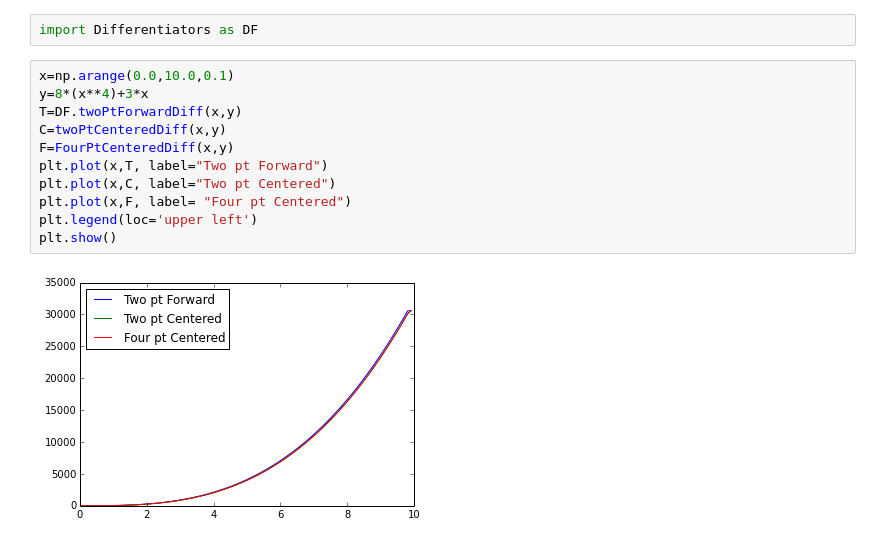
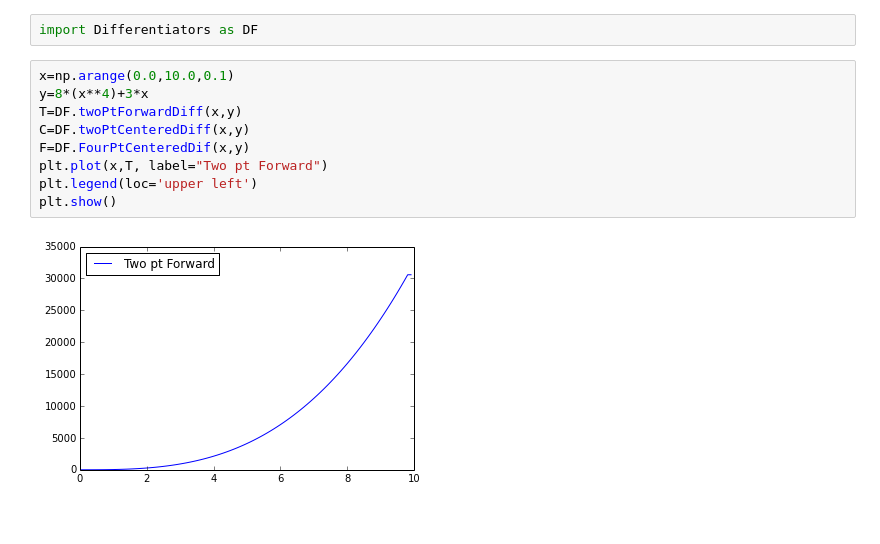
Before and after one commit to jvanstad/PHYS202-S14, a Jupyter notebook: SciPy/DifferentiationExercises.ipynb, the cells around one changed output. Cells and saved outputs as stored; diff of their text form.

Commit message:
Updated exercises Diff and integration

```diff
--- a/SciPy/DifferentiationExercises.ipynb
+++ b/SciPy/DifferentiationExercises.ipynb
@@ -189,13 +189,11 @@ import Differentiators as DF
 # %%
 x=np.arange(0.0,10.0,0.1)
 y=8*(x**4)+3*x
 T=DF.twoPtForwardDiff(x,y)
-C=twoPtCenteredDiff(x,y)
-F=FourPtCenteredDiff(x,y)
+C=DF.twoPtCenteredDiff(x,y)
+F=DF.FourPtCenteredDif(x,y)
 plt.plot(x,T, label="Two pt Forward")
-plt.plot(x,C, label="Two pt Centered")
-plt.plot(x,F, label= "Four pt Centered")
 plt.legend(loc='upper left')
 plt.show()
 # %% [output]
-[figure, old version]
+[figure, new version]
```
Also changed, not shown: parts of 2 cells of this notebook, 1 other file.
